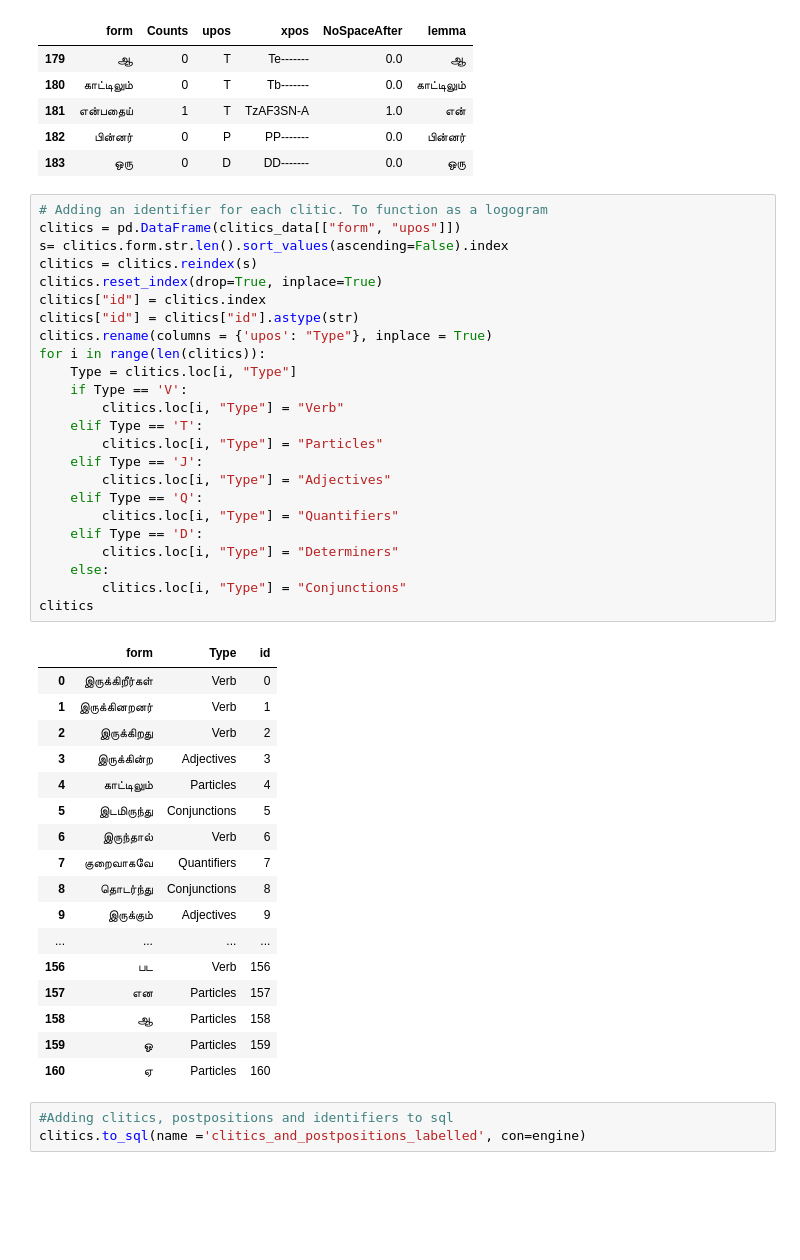
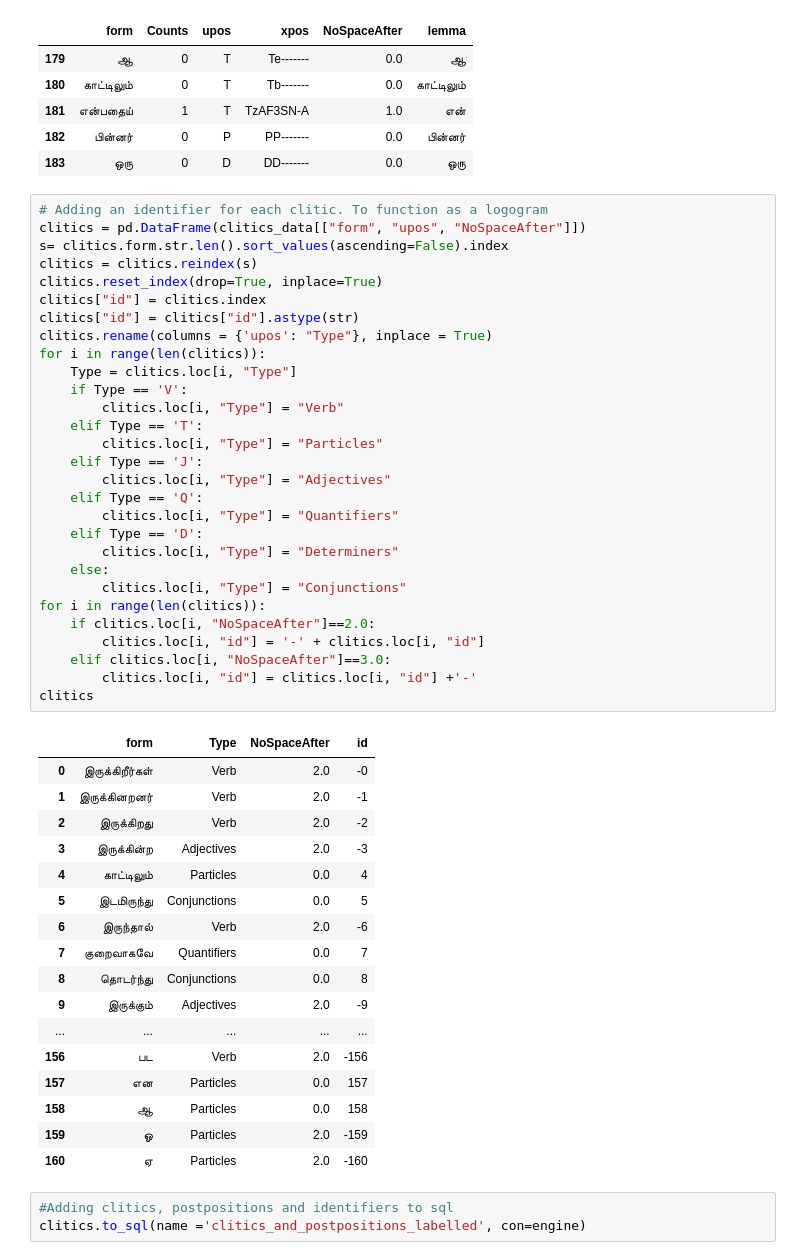
Before and after one commit to Kee2u/Deciphering_the_Indus_Valley_Script, a Jupyter notebook: Convert_clitics.ipynb, the cells around one changed output. Saved outputs shown, nothing was run; the diff lists cells and outputs as text; blank space fills up the shorter version.

```diff
--- a/Convert_clitics.ipynb
+++ b/Convert_clitics.ipynb
@@ -70,46 +70,51 @@ clitics_data.tail()
 | 183 | ஒரு | 0 | D | DD------- | 0.0 | ஒரு |
 # %%
 # Adding an identifier for each clitic. To function as a logogram
-clitics = pd.DataFrame(clitics_data[["form", "upos"]])
+clitics = pd.DataFrame(clitics_data[["form", "upos", "NoSpaceAfter"]])
 s= clitics.form.str.len().sort_values(ascending=False).index
 clitics = clitics.reindex(s)
 clitics.reset_index(drop=True, inplace=True)
 clitics["id"] = clitics.index
 clitics["id"] = clitics["id"].astype(str)
 clitics.rename(columns = {'upos': "Type"}, inplace = True)
 for i in range(len(clitics)):
     Type = clitics.loc[i, "Type"]
     if Type == 'V':
         clitics.loc[i, "Type"] = "Verb"
     elif Type == 'T':
         clitics.loc[i, "Type"] = "Particles"
     elif Type == 'J':
         clitics.loc[i, "Type"] = "Adjectives"
     elif Type == 'Q':
         clitics.loc[i, "Type"] = "Quantifiers"
     elif Type == 'D':
         clitics.loc[i, "Type"] = "Determiners"
     else:
         clitics.loc[i, "Type"] = "Conjunctions"
+for i in range(len(clitics)):
+    if clitics.loc[i, "NoSpaceAfter"]==2.0:
+        clitics.loc[i, "id"] = '-' + clitics.loc[i, "id"]
+    elif clitics.loc[i, "NoSpaceAfter"]==3.0:
+        clitics.loc[i, "id"] = clitics.loc[i, "id"] +'-'
 clitics
 # %% [output]
-|  | form | Type | id |
-| 0 | இருக்கிறீர்கள் | Verb | 0 |
-| 1 | இருக்கினறனர் | Verb | 1 |
-| 2 | இருக்கிறது | Verb | 2 |
-| 3 | இருக்கின்ற | Adjectives | 3 |
-| 4 | காட்டிலும் | Particles | 4 |
-| 5 | இடமிருந்து | Conjunctions | 5 |
-| 6 | இருந்தால் | Verb | 6 |
-| 7 | குறைவாகவே | Quantifiers | 7 |
-| 8 | தொடர்ந்து | Conjunctions | 8 |
-| 9 | இருக்கும் | Adjectives | 9 |
-| ... | ... | ... | ... |
-| 156 | பட | Verb | 156 |
-| 157 | என | Particles | 157 |
-| 158 | ஆ | Particles | 158 |
-| 159 | ஓ | Particles | 159 |
-| 160 | ஏ | Particles | 160 |
+|  | form | Type | NoSpaceAfter | id |
+| 0 | இருக்கிறீர்கள் | Verb | 2.0 | -0 |
+| 1 | இருக்கினறனர் | Verb | 2.0 | -1 |
+| 2 | இருக்கிறது | Verb | 2.0 | -2 |
+| 3 | இருக்கின்ற | Adjectives | 2.0 | -3 |
+| 4 | காட்டிலும் | Particles | 0.0 | 4 |
+| 5 | இடமிருந்து | Conjunctions | 0.0 | 5 |
+| 6 | இருந்தால் | Verb | 2.0 | -6 |
+| 7 | குறைவாகவே | Quantifiers | 0.0 | 7 |
+| 8 | தொடர்ந்து | Conjunctions | 0.0 | 8 |
+| 9 | இருக்கும் | Adjectives | 2.0 | -9 |
+| ... | ... | ... | ... | ... |
+| 156 | பட | Verb | 2.0 | -156 |
+| 157 | என | Particles | 0.0 | 157 |
+| 158 | ஆ | Particles | 0.0 | 158 |
+| 159 | ஓ | Particles | 2.0 | -159 |
+| 160 | ஏ | Particles | 2.0 | -160 |
 # %%
 #Adding clitics, postpositions and identifiers to sql
 clitics.to_sql(name ='clitics_and_postpositions_labelled', con=engine)
```
Also changed, not shown: parts of 1 cell of this notebook.
